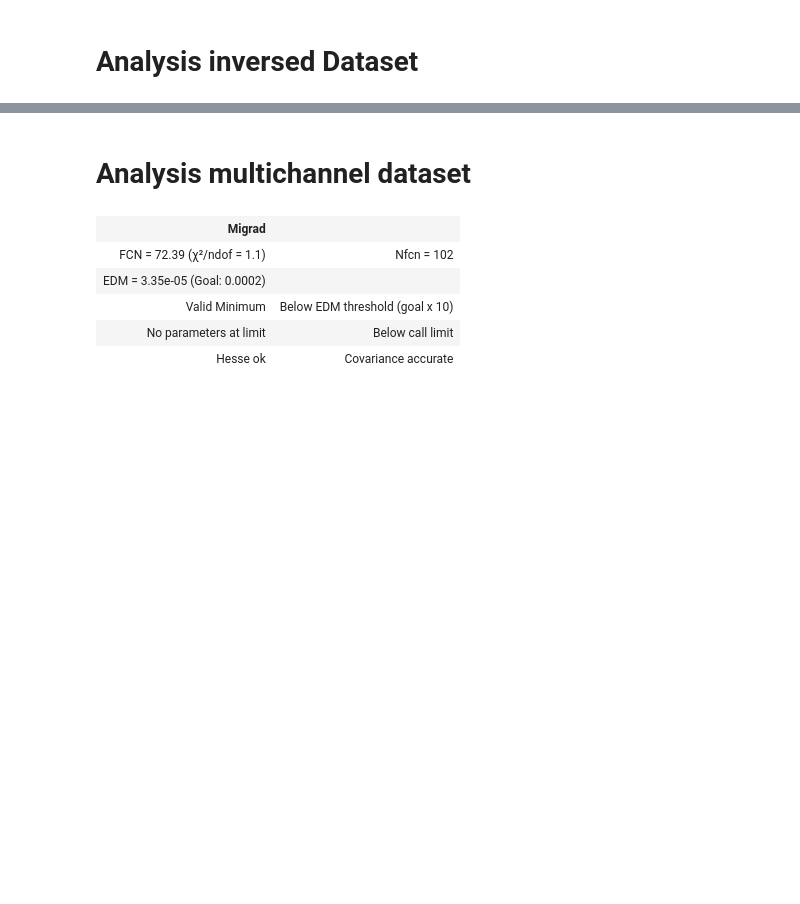
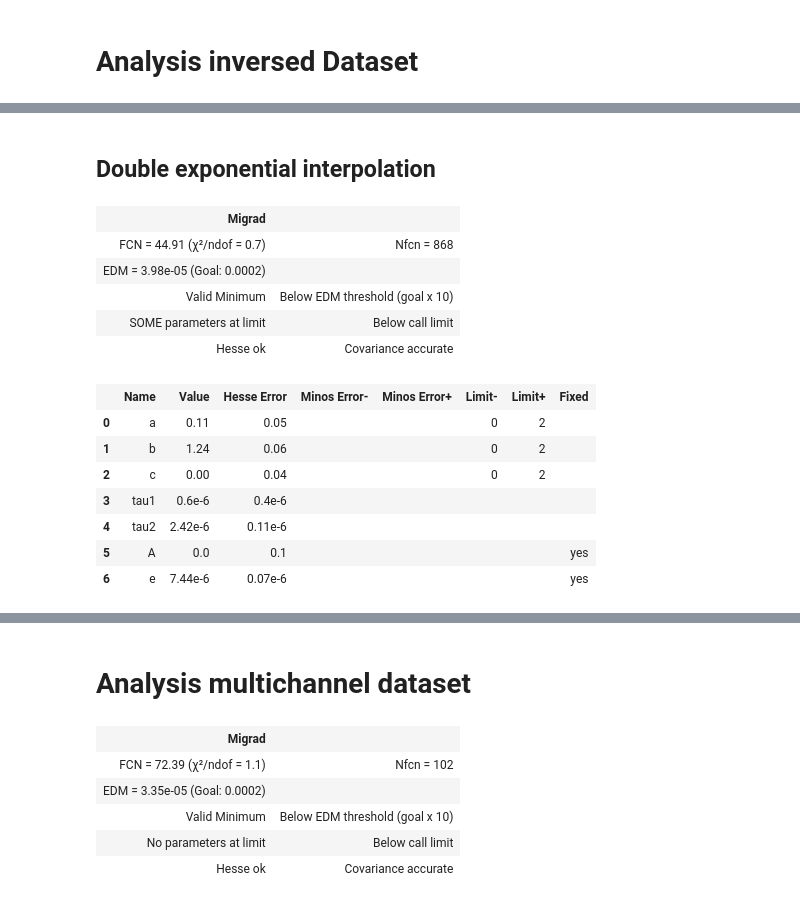
Before and after one commit to Matti-z/Lab-muons, a Jupyter notebook: hist_definitivo.ipynb, the cells around one changed output, grey strips where cells are left out. Saved outputs shown, nothing was run; the diff lists cells and outputs as text; code cells hidden in the pictures; blank space fills up the shorter version.

Commit message:
double exp interpolation

```diff
--- a/hist_definitivo.ipynb
+++ b/hist_definitivo.ipynb
@@ -21,14 +21,22 @@ exp_args = {"a": 1, "A": 0, "tau": TAU_MU}
 def exp( x , N ,a, A, tau):
     return a*N*expon.cdf(x , A , tau)
 
-def sturges( N: int):
-    return int(np.round( 1 + np.log2(N)))
-
 def exp_unif(x, N , a, b, tau, A , e):
     return a * N * (expon.cdf(x, A, tau) + b * N * uniform.cdf(x, 0, e))
 
+def double_exp( x , N , a , b , tau1 , tau2 , A ):
+    return a * N * (expon.cdf(x, A, tau1)) + b * N * (expon.cdf(x, A, tau2))
+
+def double_exp_unif( x , N , a , b , c , tau1 , tau2 , A , e):
+    return a * N * (expon.cdf(x, A, tau1)) + b * N * (expon.cdf(x, A, tau2)) + c * N * (uniform.cdf(x, 0, e))
+
 def exp_unif_pdf( x , a , b , tau , A , e):
     return a * N * (expon.pdf(x, A, tau) + b * N * uniform.pdf(x, 0, e))
+
+
+
+def sturges( N: int):
+    return int(np.round( 1 + np.log2(N)))
 
 def exp_fit(cdf, a, A, tau, count , edges):
 
@@ -383,0 +422,25 @@ end(g)
+# %% [markdown]
+## Double exponential interpolation
+# %%
+data_refact = inv_data_1[(inv_data_1 > 5e-7)&(inv_data_1 < 7.6e-6)]
+
+double_exp_unif_args = {"a": 0.9, "b": 0.2, "c":0.1,  "tau1": TAU_MU , "tau2": TAU_MU,  "A":0 , "e": max(data_refact)}
+double = dataset_analysis( data_refact , double_exp_unif , bins = n_bins , args=double_exp_unif_args)
+double.fixed["e"] = True
+double.limits["a" , "b" , "c"] = (0 , 2)
+end(double)
+# %% [output]
+| Migrad |  |
+| FCN = 44.91 (χ²/ndof = 0.7) | Nfcn = 868 |
+| EDM = 3.98e-05 (Goal: 0.0002) |  |
+| Valid Minimum | Below EDM threshold (goal x 10) |
+| SOME parameters at limit | Below call limit |
+| Hesse ok | Covariance accurate |
+|  | Name | Value | Hesse Error | Minos Error- | Minos Error+ | Limit- | Limit+ | Fixed |
+| 0 | a | 0.11 | 0.05 |  |  | 0 | 2 |  |
+| 1 | b | 1.24 | 0.06 |  |  | 0 | 2 |  |
+| 2 | c | 0.00 | 0.04 |  |  | 0 | 2 |  |
+| 3 | tau1 | 0.6e-6 | 0.4e-6 |  |  |  |  |  |
+| 4 | tau2 | 2.42e-6 | 0.11e-6 |  |  |  |  |  |
+| 5 | A | 0.0 | 0.1 |  |  |  |  | yes |
+| 6 | e | 7.44e-6 | 0.07e-6 |  |  |  |  | yes |
```
Also changed, not shown: parts of 11 cells of this notebook.
